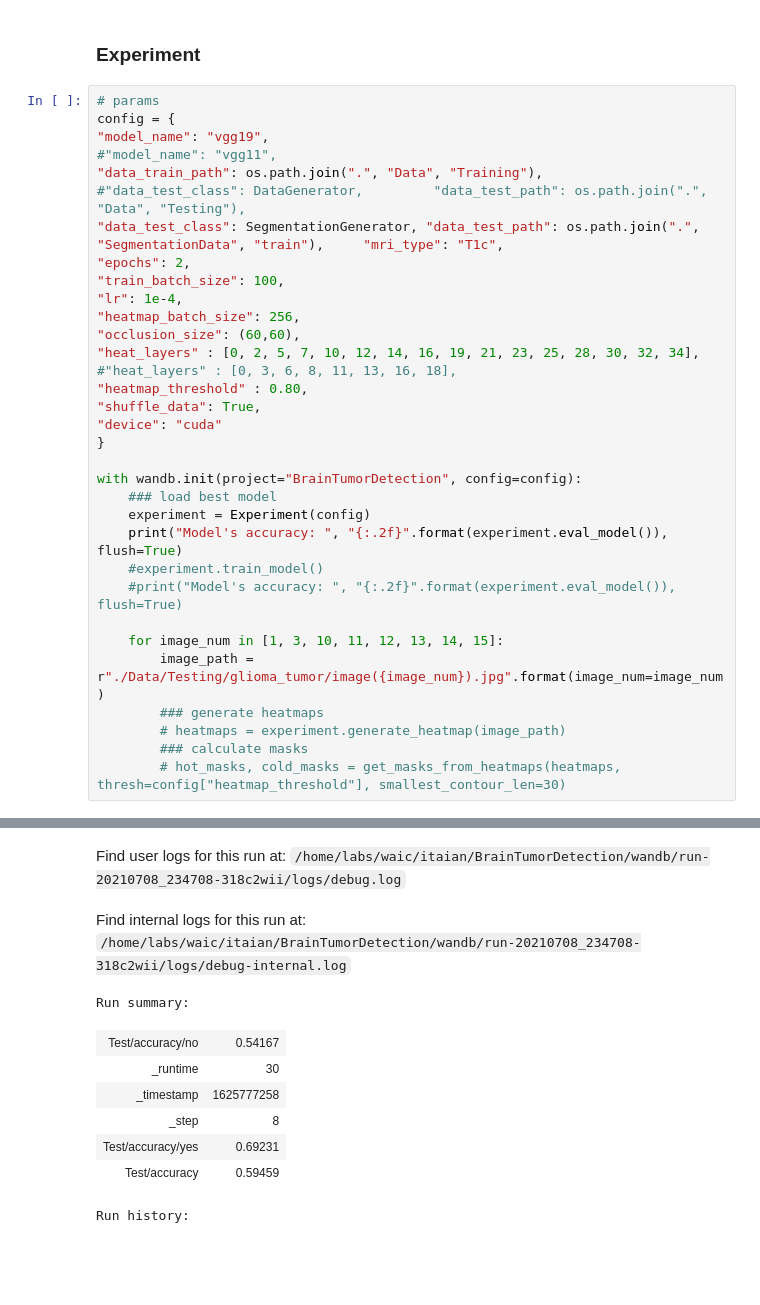
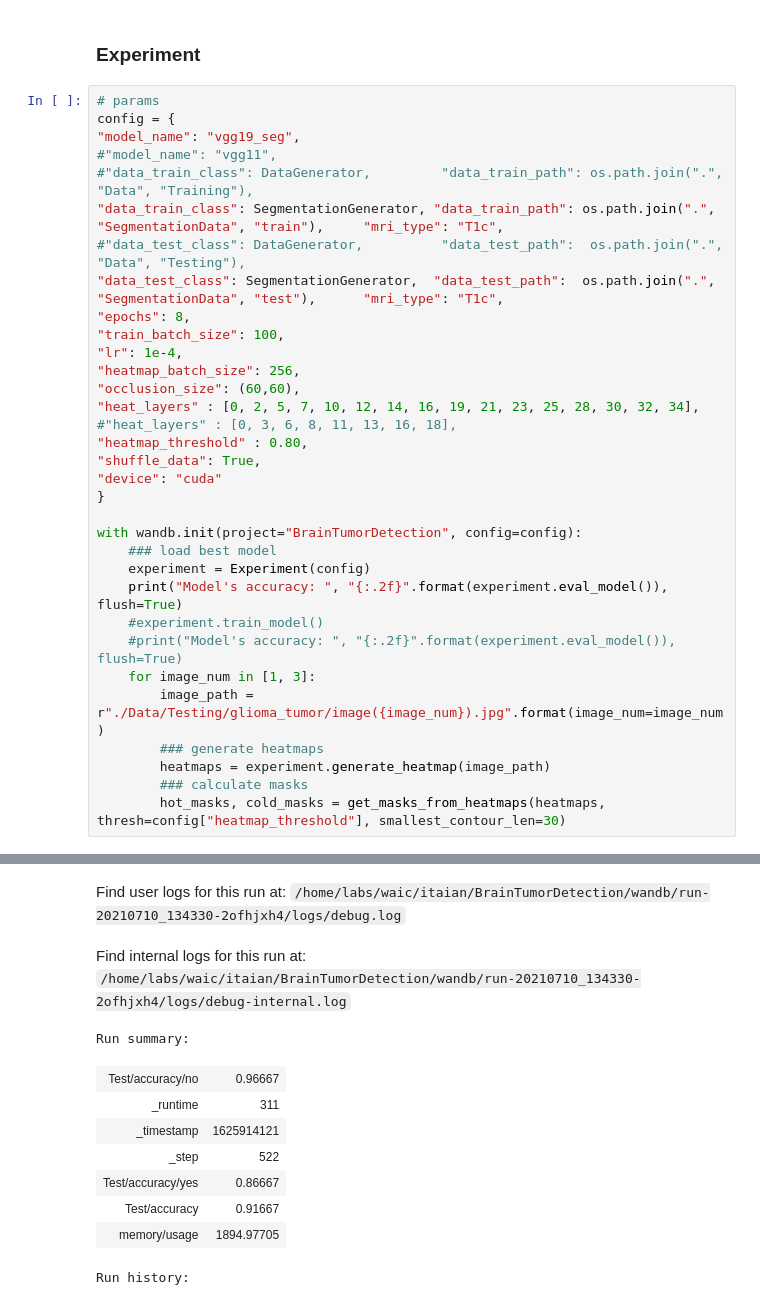
Before and after one commit to antebi-itai/BrainTumorDetection, a Jupyter notebook: BrainTumorDetection.ipynb, the cells around one changed output, grey strips where cells are left out. Drawn from its saved outputs; the diff is of its cells as text; blank space fills up the shorter version.

```diff
--- a/BrainTumorDetection.ipynb
+++ b/BrainTumorDetection.ipynb
@@ -81,12 +81,13 @@ Thu Jul  8 23:32:45 2021
 # %%
 # params
 config = {
-"model_name": "vgg19",
+"model_name": "vgg19_seg",
 #"model_name": "vgg11",
-"data_train_path": os.path.join(".", "Data", "Training"),
-#"data_test_class": DataGenerator,         "data_test_path": os.path.join(".", "Data", "Testing"),
-"data_test_class": SegmentationGenerator, "data_test_path": os.path.join(".", "SegmentationData", "train"),     "mri_type": "T1c",
-"epochs": 2,
+#"data_train_class": DataGenerator,         "data_train_path": os.path.join(".", "Data", "Training"),
+"data_train_class": SegmentationGenerator, "data_train_path": os.path.join(".", "SegmentationData", "train"),     "mri_type": "T1c",
+#"data_test_class": DataGenerator,          "data_test_path":  os.path.join(".", "Data", "Testing"),
+"data_test_class": SegmentationGenerator,  "data_test_path":  os.path.join(".", "SegmentationData", "test"),      "mri_type": "T1c",
+"epochs": 8,
 "train_batch_size": 100,
 "lr": 1e-4,
 "heatmap_batch_size": 256,
@@ -104,13 +105,12 @@ with wandb.init(project="BrainTumorDetection", config=config):
     print("Model's accuracy: ", "{:.2f}".format(experiment.eval_model()), flush=True)
     #experiment.train_model()
     #print("Model's accuracy: ", "{:.2f}".format(experiment.eval_model()), flush=True)
-
-    for image_num in [1, 3, 10, 11, 12, 13, 14, 15]:
+    for image_num in [1, 3]:
         image_path = r"./Data/Testing/glioma_tumor/image({image_num}).jpg".format(image_num=image_num)
         ### generate heatmaps
-        # heatmaps = experiment.generate_heatmap(image_path)
+        heatmaps = experiment.generate_heatmap(image_path)
         ### calculate masks
-        # hot_masks, cold_masks = get_masks_from_heatmaps(heatmaps, thresh=config["heatmap_threshold"], smallest_contour_len=30)
+        hot_masks, cold_masks = get_masks_from_heatmaps(heatmaps, thresh=config["heatmap_threshold"], smallest_contour_len=30)
 # %% [output]
 wandb: wandb version 0.10.33 is available!  To upgrade, please run:
 wandb:  $ pip install wandb --upgrade
@@ -126,11 +128,12 @@ Waiting for W&B process to finish, PID 20177
 Program ended successfully.
-Find user logs for this run at: /home/labs/waic/itaian/BrainTumorDetection/wandb/run-20210708_234708-318c2wii/logs/debug.log
+Find user logs for this run at: /home/labs/waic/itaian/BrainTumorDetection/wandb/run-20210710_134330-2ofhjxh4/logs/debug.log
-Find internal logs for this run at: /home/labs/waic/itaian/BrainTumorDetection/wandb/run-20210708_234708-318c2wii/logs/debug-internal.log
+Find internal logs for this run at: /home/labs/waic/itaian/BrainTumorDetection/wandb/run-20210710_134330-2ofhjxh4/logs/debug-internal.log
-Run summary:
+Run summary:
-| Test/accuracy/no | 0.54167 |
-| _runtime | 30 |
-| _timestamp | 1625777258 |
-| _step | 8 |
-| Test/accuracy/yes | 0.69231 |
-| Test/accuracy | 0.59459 |
+| Test/accuracy/no | 0.96667 |
+| _runtime | 311 |
+| _timestamp | 1625914121 |
+| _step | 522 |
+| Test/accuracy/yes | 0.86667 |
+| Test/accuracy | 0.91667 |
+| memory/usage | 1894.97705 |
-Run history:
+Run history:
```
Also changed, not shown: parts of 6 cells of this notebook, 6 other files.
